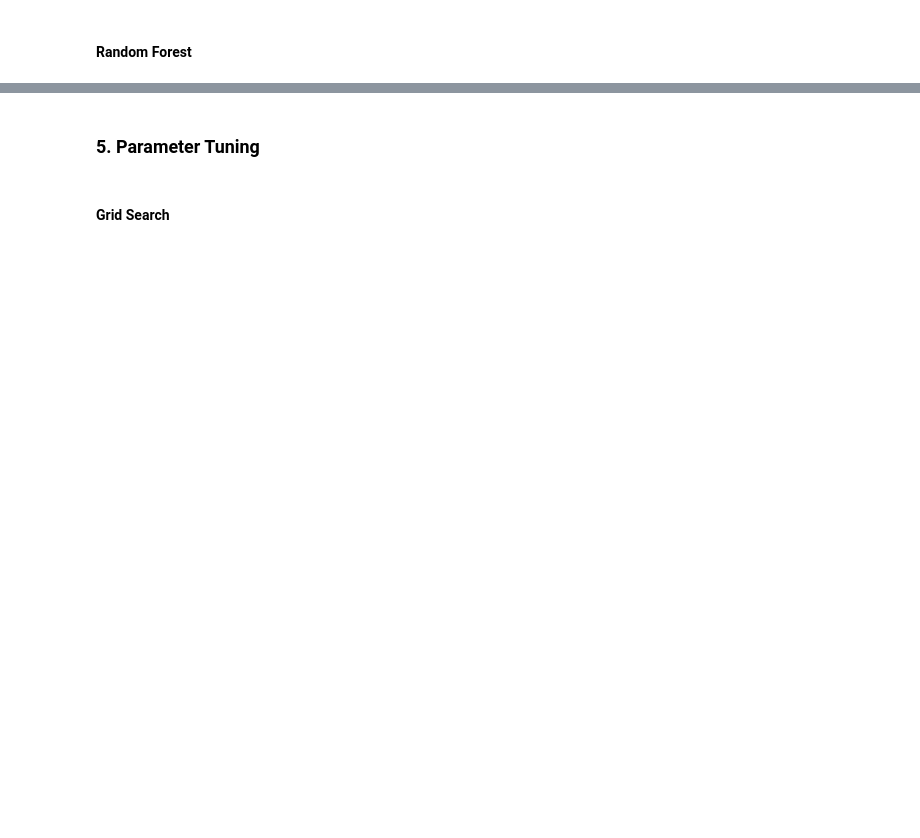
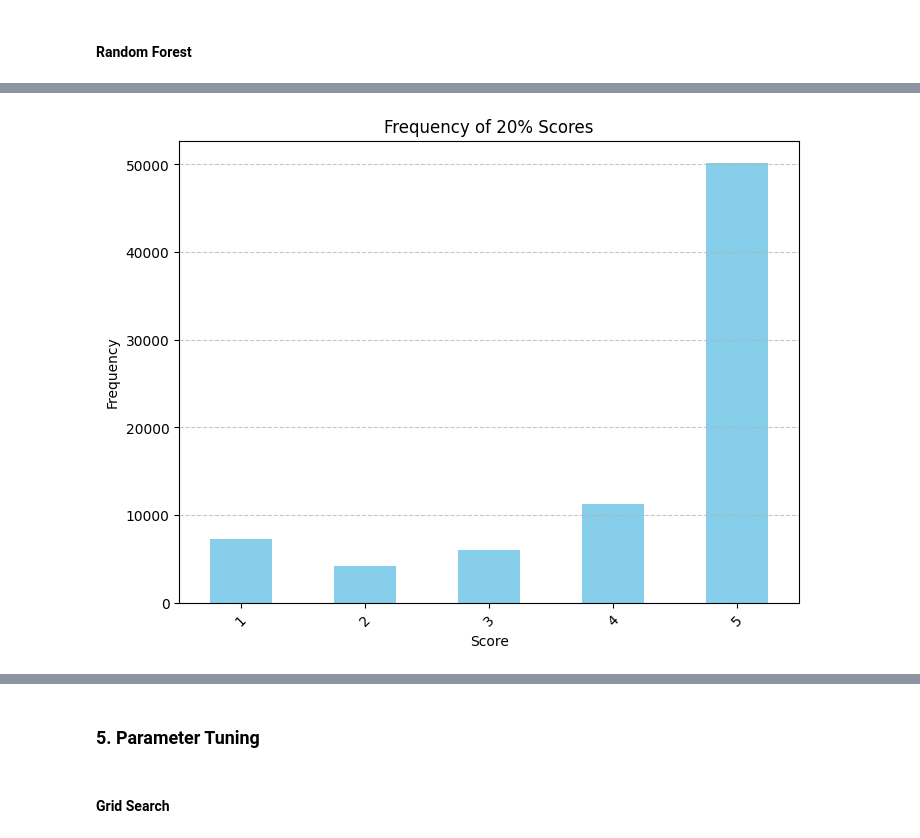
Before and after one commit to anapovedaavanade/Project_Capstone, a Jupyter notebook: code/Project.ipynb, the cells around one changed output, grey strips where cells are left out. Drawn from its saved outputs; the diff is of its cells as text; code cells hidden in the pictures; blank space fills up the shorter version.

```diff
--- a/code/Project.ipynb
+++ b/code/Project.ipynb
@@ -1359,0 +1394,4 @@ print("Test Accuracy :", metrics.f1_score(y_test,pred_test, average='weighted'))
+# %%
+# Calculate the size of the sample for each value in 'Score'
+sample_size = (score_counts * 0.2).astype(int)
+sample_size
@@ -1359,0 +1406,12 @@ print("Test Accuracy :", metrics.f1_score(y_test,pred_test, average='weighted'))
+# %%
+# Plotting the bar chart
+plt.figure(figsize=(8, 6))
+sample_size.plot(kind='bar', color='skyblue')
+plt.title('Frequency of 20% Scores')
+plt.xlabel('Score')
+plt.ylabel('Frequency')
+plt.xticks(rotation=45)  # Rotate x-axis labels for better readability
+plt.grid(axis='y', linestyle='--', alpha=0.7)
+plt.show()
+# %% [output]
+[figure, added]
```
Also changed, not shown: parts of 76 cells of this notebook.
